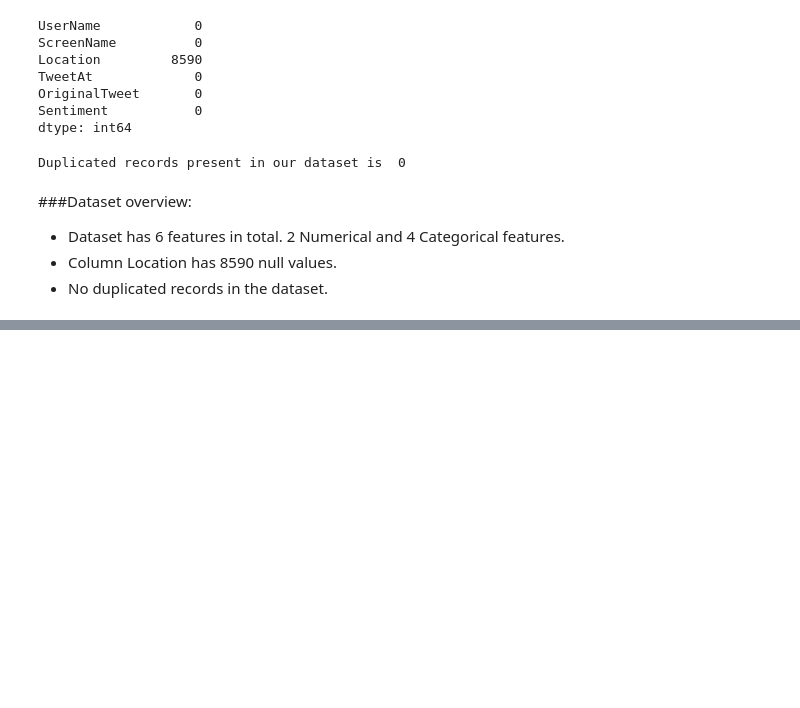
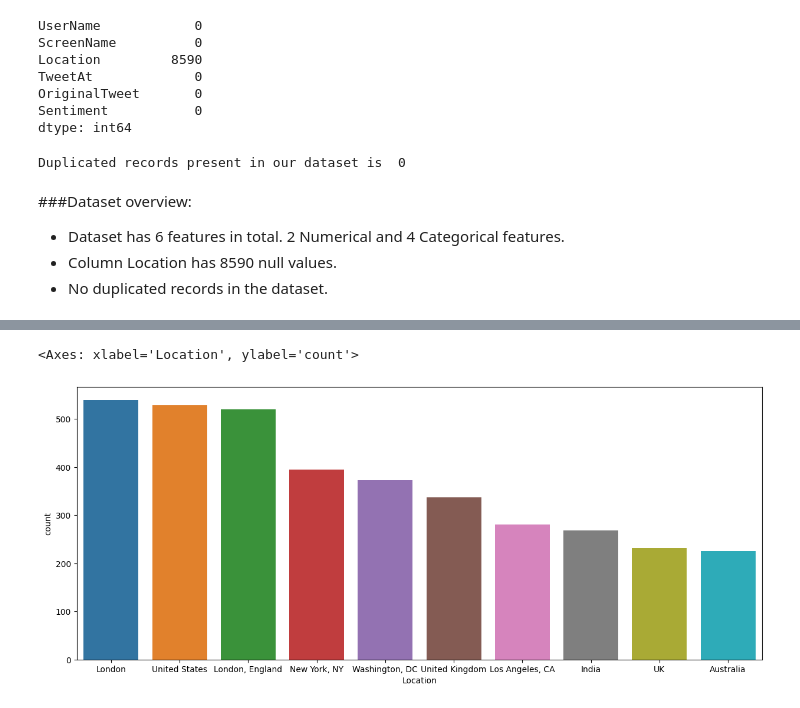
Before and after one commit to Mohamed-Harish-M-123/Capstone-Project-III, a Jupyter notebook: Coronavirus_Tweets_Sentiment_Analysis.ipynb, the cells around one changed output, grey strips where cells are left out. Cells and saved outputs as stored; diff of their text form; code cells hidden in the pictures; blank space fills up the shorter version.

Commit message:
eda started. top 10 tweeted location is done.

```diff
--- a/Coronavirus_Tweets_Sentiment_Analysis.ipynb
+++ b/Coronavirus_Tweets_Sentiment_Analysis.ipynb
@@ -101,0 +104,9 @@ Duplicated records present in our dataset is  0
+# %%
+# Before proceeding, lets take a copy of our original dataset for further processing.
+
+tweets_df = df.copy()
+# %%
+# Change the 'TweetAt' column datatype from object to datatime datatype
+
+tweets_df['TweetAt'] = pd.to_datetime(tweets_df['TweetAt'])
+tweets_df.info()
@@ -101,0 +127,7 @@ Duplicated records present in our dataset is  0
+# %%
+# Extracting the day and month from the 'TweetAt' column
+
+tweets_df['tweeted_day'] = tweets_df['TweetAt'].dt.day_name()
+tweets_df['tweeted_month'] = tweets_df['TweetAt'].dt.month_name()
+
+tweets_df.head(3)
@@ -101,0 +139,12 @@ Duplicated records present in our dataset is  0
+# %%
+# Lets check the top 10 tweeted location in our dataset
+
+top_tweeted_location = tweets_df['Location'].value_counts().sort_values(ascending=False)[:10]
+
+# Visualize the above insight
+
+plt.figure(figsize=(15,6))
+sns.countplot(x='Location',data=tweets_df[tweets_df['Location'].isin(top_tweeted_location.index)],order=top_tweeted_location.index)
+# %% [output]
+<Axes: xlabel='Location', ylabel='count'>
+[figure, added]
```
Also changed, not shown: parts of 3 cells of this notebook.
